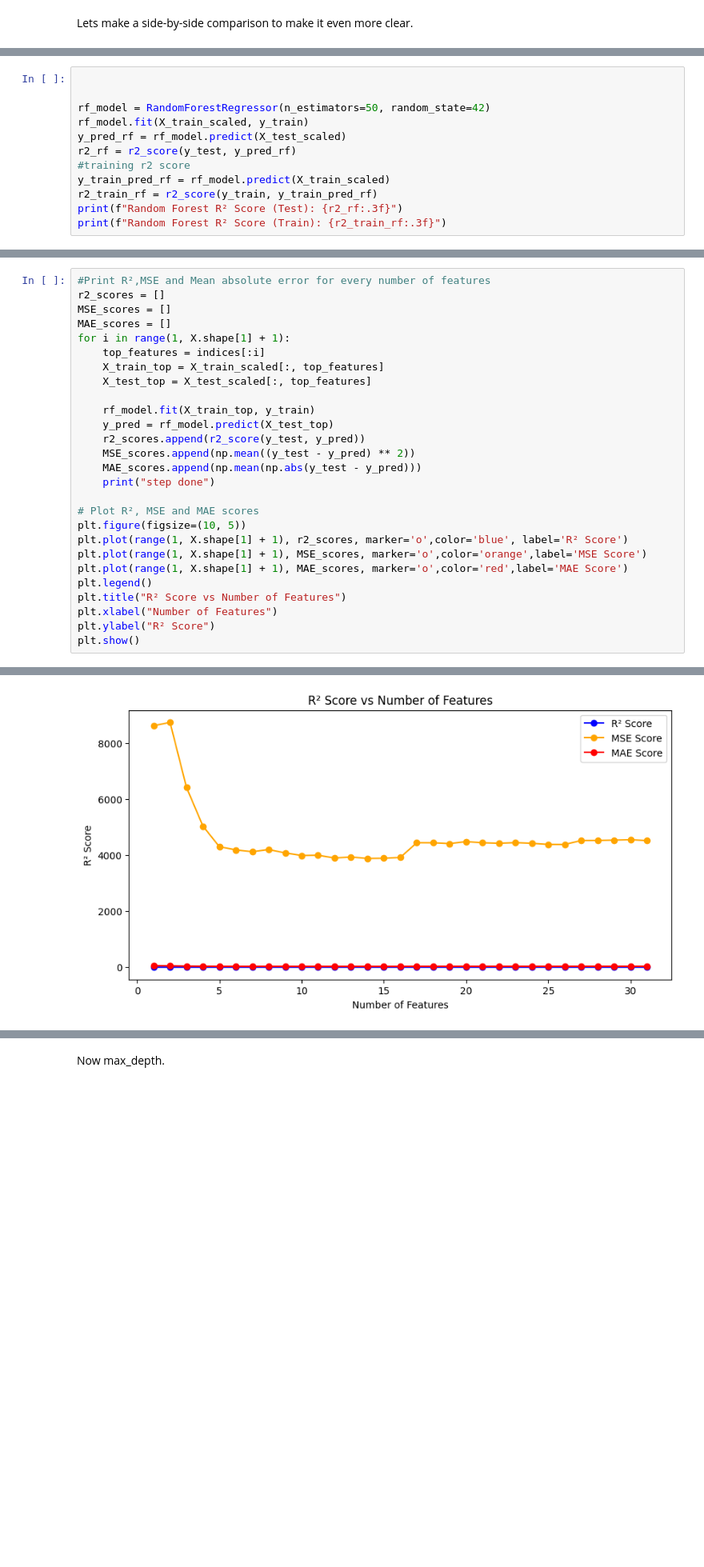
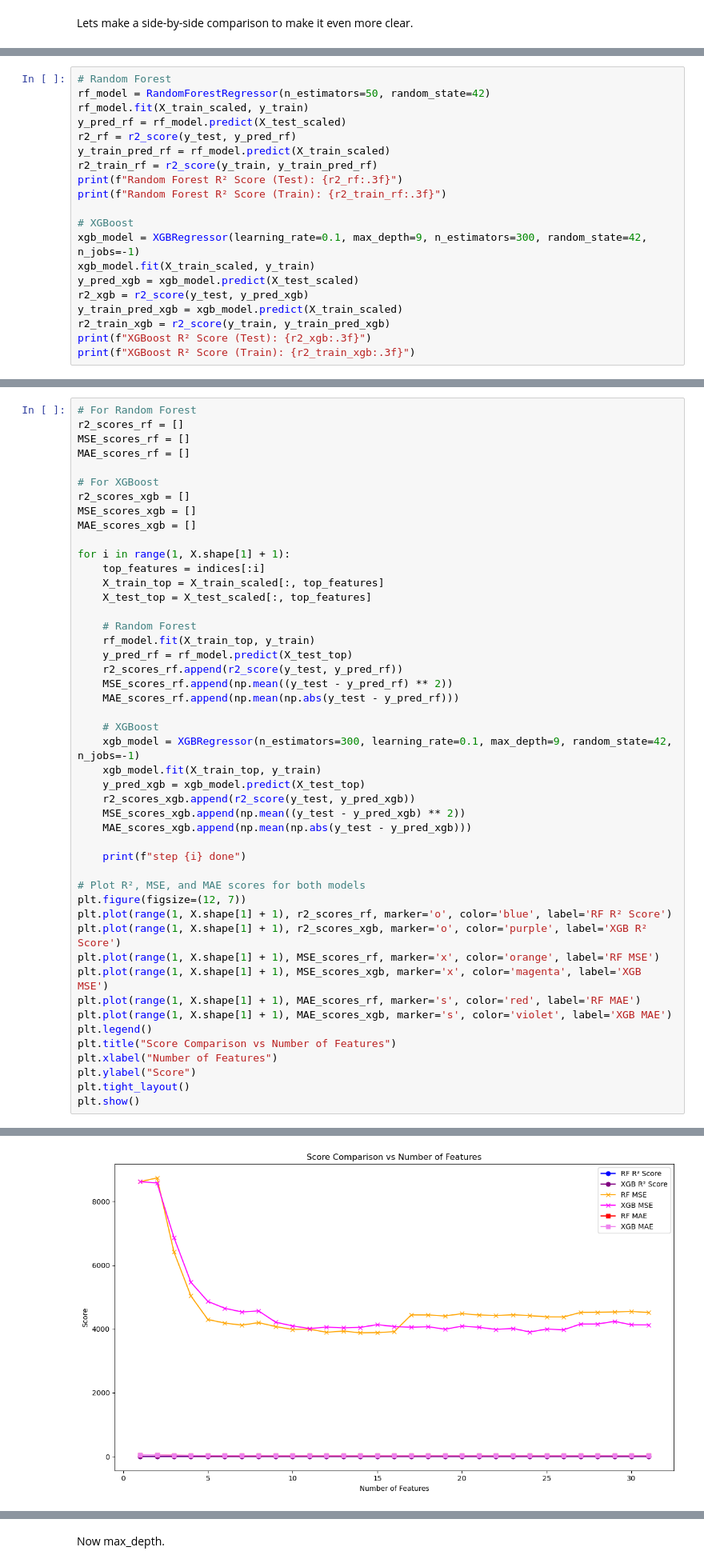
Before and after one commit to marcolegigabro/Energy-appliance-AML, a Jupyter notebook: Energy Appliances 2.ipynb, the cells around one changed output, grey strips where cells are left out. Shown at 80% size. Cells and saved outputs as stored; diff of their text form; blank space fills up the shorter version.

```diff
--- a/Energy Appliances 2.ipynb
+++ b/Energy Appliances 2.ipynb
@@ -455,16 +605,24 @@ Since the RandomForest seems to outperform, let's now try to optimize the hyperp
 First, we have seen that optimizing the number of features not only optimize the computatiional time, but also the accuracy of our regressor. Let's choose the best number of features.
 # %%
-
-
+# Random Forest
 rf_model = RandomForestRegressor(n_estimators=50, random_state=42)
 rf_model.fit(X_train_scaled, y_train)
 y_pred_rf = rf_model.predict(X_test_scaled)
 r2_rf = r2_score(y_test, y_pred_rf)
-#training r2 score
 y_train_pred_rf = rf_model.predict(X_train_scaled)
 r2_train_rf = r2_score(y_train, y_train_pred_rf)
 print(f"Random Forest R² Score (Test): {r2_rf:.3f}")
 print(f"Random Forest R² Score (Train): {r2_train_rf:.3f}")
+
+# XGBoost
+xgb_model = XGBRegressor(learning_rate=0.1, max_depth=9, n_estimators=300, random_state=42, n_jobs=-1)
+xgb_model.fit(X_train_scaled, y_train)
+y_pred_xgb = xgb_model.predict(X_test_scaled)
+r2_xgb = r2_score(y_test, y_pred_xgb)
+y_train_pred_xgb = xgb_model.predict(X_train_scaled)
+r2_train_xgb = r2_score(y_train, y_train_pred_xgb)
+print(f"XGBoost R² Score (Test): {r2_xgb:.3f}")
+print(f"XGBoost R² Score (Train): {r2_train_xgb:.3f}")
 # %% [output]
 Random Forest R² Score (Test): 0.543
 Random Forest R² Score (Train): 0.931
@@ -500,28 +673,48 @@ Feature ranking:
 # %%
-#Print R²,MSE and Mean absolute error for every number of features
-r2_scores = []
-MSE_scores = []
-MAE_scores = []
+# For Random Forest
+r2_scores_rf = []
+MSE_scores_rf = []
+MAE_scores_rf = []
+
+# For XGBoost
+r2_scores_xgb = []
+MSE_scores_xgb = []
+MAE_scores_xgb = []
+
 for i in range(1, X.shape[1] + 1):
     top_features = indices[:i]
     X_train_top = X_train_scaled[:, top_features]
     X_test_top = X_test_scaled[:, top_features]
 
+    # Random Forest
     rf_model.fit(X_train_top, y_train)
-    y_pred = rf_model.predict(X_test_top)
-    r2_scores.append(r2_score(y_test, y_pred))
-    MSE_scores.append(np.mean((y_test - y_pred) ** 2))
-    MAE_scores.append(np.mean(np.abs(y_test - y_pred)))
-    print("step done")
+    y_pred_rf = rf_model.predict(X_test_top)
+    r2_scores_rf.append(r2_score(y_test, y_pred_rf))
+    MSE_scores_rf.append(np.mean((y_test - y_pred_rf) ** 2))
+    MAE_scores_rf.append(np.mean(np.abs(y_test - y_pred_rf)))
 
-# Plot R², MSE and MAE scores
-plt.figure(figsize=(10, 5))
-plt.plot(range(1, X.shape[1] + 1), r2_scores, marker='o',color='blue', label='R² Score')
-plt.plot(range(1, X.shape[1] + 1), MSE_scores, marker='o',color='orange',label='MSE Score')
-plt.plot(range(1, X.shape[1] + 1), MAE_scores, marker='o',color='red',label='MAE Score')
+    # XGBoost
+    xgb_model = XGBRegressor(n_estimators=300, learning_rate=0.1, max_depth=9, random_state=42, n_jobs=-1)
+    xgb_model.fit(X_train_top, y_train)
+    y_pred_xgb = xgb_model.predict(X_test_top)
+    r2_scores_xgb.append(r2_score(y_test, y_pred_xgb))
+    MSE_scores_xgb.append(np.mean((y_test - y_pred_xgb) ** 2))
+    MAE_scores_xgb.append(np.mean(np.abs(y_test - y_pred_xgb)))
+
+    print(f"step {i} done")
+
+# Plot R², MSE, and MAE scores for both models
+plt.figure(figsize=(12, 7))
+plt.plot(range(1, X.shape[1] + 1), r2_scores_rf, marker='o', color='blue', label='RF R² Score')
+plt.plot(range(1, X.shape[1] + 1), r2_scores_xgb, marker='o', color='purple', label='XGB R² Score')
+plt.plot(range(1, X.shape[1] + 1), MSE_scores_rf, marker='x', color='orange', label='RF MSE')
+plt.plot(range(1, X.shape[1] + 1), MSE_scores_xgb, marker='x', color='magenta', label='XGB MSE')
+plt.plot(range(1, X.shape[1] + 1), MAE_scores_rf, marker='s', color='red', label='RF MAE')
+plt.plot(range(1, X.shape[1] + 1), MAE_scores_xgb, marker='s', color='violet', label='XGB MAE')
 plt.legend()
-plt.title("R² Score vs Number of Features")
+plt.title("Score Comparison vs Number of Features")
 plt.xlabel("Number of Features")
-plt.ylabel("R² Score")
+plt.ylabel("Score")
+plt.tight_layout()
 plt.show()
 # %% [output]
@@ -545,2 +738,2 @@ step done
-[figure, old version]
+[figure, new version]
 # %%
```
Also changed, not shown: parts of 38 cells of this notebook.
